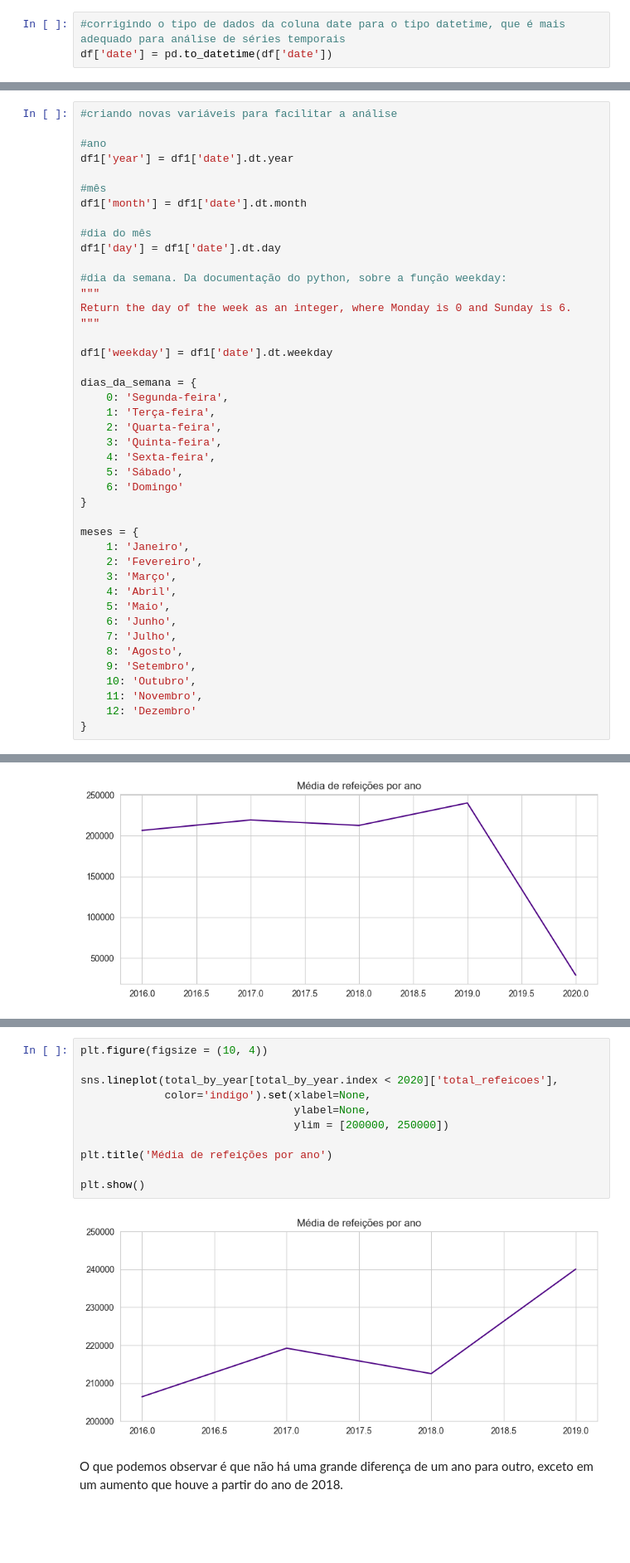
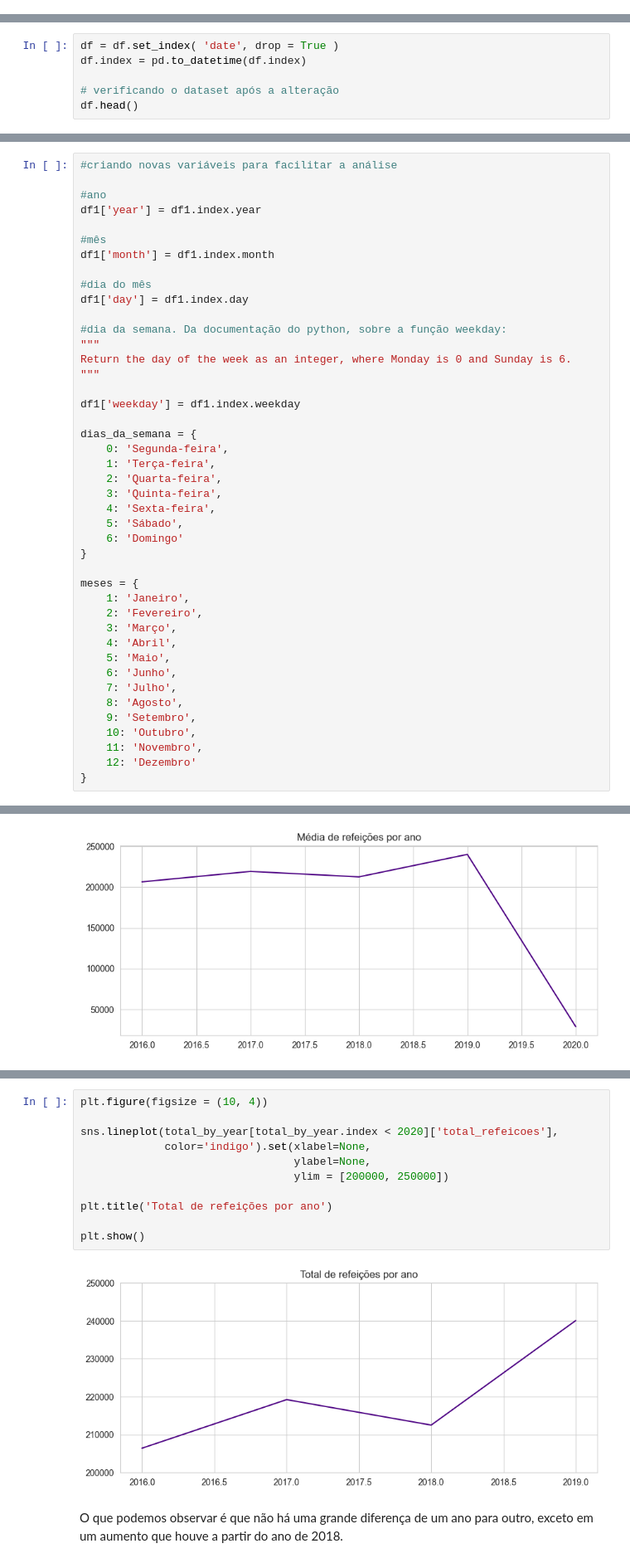
Before and after one commit to eloabe/time-series-analysis, a Jupyter notebook: time_series.ipynb, the cells around one changed output, grey strips where cells are left out. Shown: that part at 83% size. Cells and saved outputs as stored; diff of their text form; blank space fills up the shorter version.

Commit message:
atualização das análises

```diff
--- a/time_series.ipynb
+++ b/time_series.ipynb
@@ -93,6 +66,3 @@ memory usage: 25.8+ KB
-# %%
-#corrigindo o tipo de dados da coluna date para o tipo datetime, que é mais adequado para análise de séries temporais
-df['date'] = pd.to_datetime(df['date'])
 # %%
 df.info()
 # %% [output]
@@ -108,0 +81,6 @@ memory usage: 25.8 KB
+# %%
+df = df.set_index( 'date', drop = True )
+df.index = pd.to_datetime(df.index)
+
+# verificando o dataset após a alteração
+df.head()
@@ -171,20 +156,20 @@ Agora, criamos algumas hipóteses em relação aos dados para tentar validá-las
 #criando novas variáveis para facilitar a análise
 
 #ano
-df1['year'] = df1['date'].dt.year
+df1['year'] = df1.index.year
 
 #mês
-df1['month'] = df1['date'].dt.month
+df1['month'] = df1.index.month
 
 #dia do mês
-df1['day'] = df1['date'].dt.day
+df1['day'] = df1.index.day
 
 #dia da semana. Da documentação do python, sobre a função weekday:
 """
 Return the day of the week as an integer, where Monday is 0 and Sunday is 6.
 """
 
-df1['weekday'] = df1['date'].dt.weekday
+df1['weekday'] = df1.index.weekday
 
 dias_da_semana = {
     0: 'Segunda-feira',
@@ -324,15 +319,15 @@ Podemos ver que há uma queda brusca na quantidade de refeições no ano de 2020
 # %%
 plt.figure(figsize = (10, 4))
 
 sns.lineplot(total_by_year[total_by_year.index < 2020]['total_refeicoes'],
              color='indigo').set(xlabel=None,
                                  ylabel=None,
                                  ylim = [200000, 250000])
 
-plt.title('Média de refeições por ano')
+plt.title('Total de refeições por ano')
 
 plt.show()
 # %% [output]
-[figure, old version]
+[figure, new version]
 # %% [markdown]
 O que podemos observar é que não há uma grande diferença de um ano para outro, exceto em um aumento que houve a partir do ano de 2018.
```
Also changed, not shown: parts of 43 cells of this notebook.
